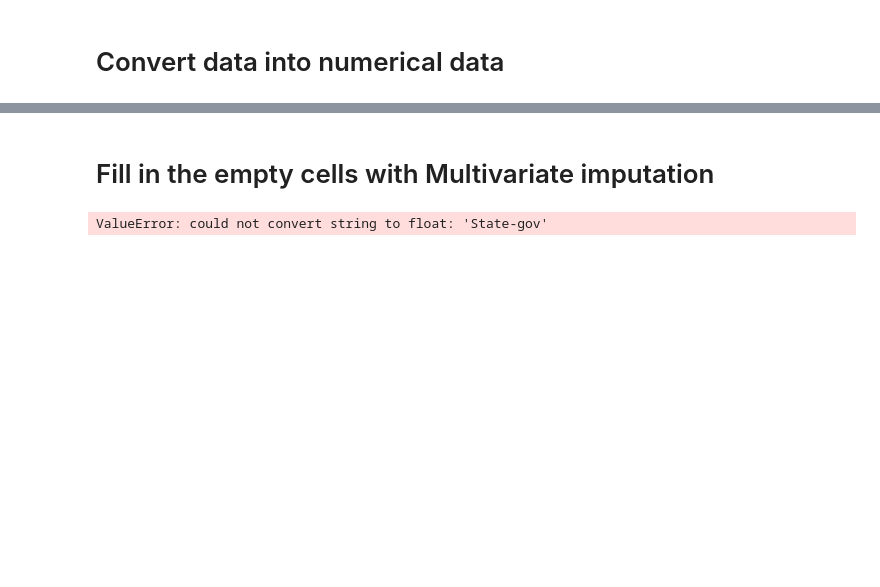
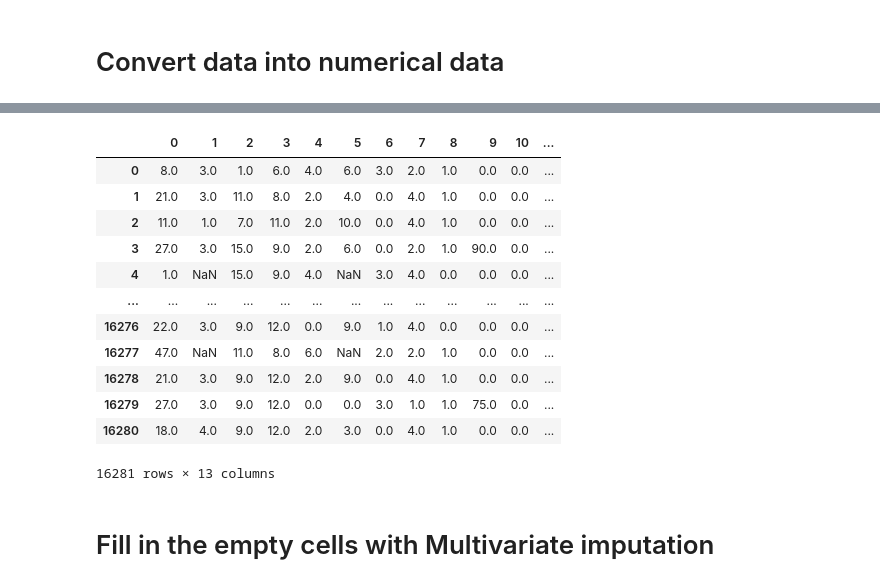
Before and after one commit to JohnChristianCastillo/Data_Mining, a Jupyter notebook: 01_classification.ipynb, the cells around one changed output, grey strips where cells are left out. Cells and saved outputs as stored; diff of their text form; code cells hidden in the pictures; blank space fills up the shorter version.

```diff
--- a/01_classification.ipynb
+++ b/01_classification.ipynb
@@ -85,3 +117,19 @@ Potential Customers:
+# %%
+pd.DataFrame(transformed_potential_customers)
+# %% [output]
+|  | 0 | 1 | 2 | 3 | 4 | 5 | 6 | 7 | 8 | 9 | 10 | ... |
+| 0 | 8.0 | 3.0 | 1.0 | 6.0 | 4.0 | 6.0 | 3.0 | 2.0 | 1.0 | 0.0 | 0.0 | ... |
+| 1 | 21.0 | 3.0 | 11.0 | 8.0 | 2.0 | 4.0 | 0.0 | 4.0 | 1.0 | 0.0 | 0.0 | ... |
+| 2 | 11.0 | 1.0 | 7.0 | 11.0 | 2.0 | 10.0 | 0.0 | 4.0 | 1.0 | 0.0 | 0.0 | ... |
+| 3 | 27.0 | 3.0 | 15.0 | 9.0 | 2.0 | 6.0 | 0.0 | 2.0 | 1.0 | 90.0 | 0.0 | ... |
+| 4 | 1.0 | NaN | 15.0 | 9.0 | 4.0 | NaN | 3.0 | 4.0 | 0.0 | 0.0 | 0.0 | ... |
+| ... | ... | ... | ... | ... | ... | ... | ... | ... | ... | ... | ... | ... |
+| 16276 | 22.0 | 3.0 | 9.0 | 12.0 | 0.0 | 9.0 | 1.0 | 4.0 | 0.0 | 0.0 | 0.0 | ... |
+| 16277 | 47.0 | NaN | 11.0 | 8.0 | 6.0 | NaN | 2.0 | 2.0 | 1.0 | 0.0 | 0.0 | ... |
+| 16278 | 21.0 | 3.0 | 9.0 | 12.0 | 2.0 | 9.0 | 0.0 | 4.0 | 1.0 | 0.0 | 0.0 | ... |
+| 16279 | 27.0 | 3.0 | 9.0 | 12.0 | 0.0 | 0.0 | 3.0 | 1.0 | 1.0 | 75.0 | 0.0 | ... |
+| 16280 | 18.0 | 4.0 | 9.0 | 12.0 | 2.0 | 3.0 | 0.0 | 4.0 | 1.0 | 0.0 | 0.0 | ... |
+16281 rows × 13 columns
 # %%
 # split into X and y,
 # where X is the feature matrix
@@ -99,9 +147,11 @@ import numpy as np
 from sklearn.experimental import enable_iterative_imputer
 from sklearn.impute import IterativeImputer
 imp = IterativeImputer(max_iter=10, random_state=0)
-imp.fit(existing_customers)
-IterativeImputer(random_state=0)
-existing_customers = pd.DataFrame(imp.transform(existing_customers), columns=column_names)
-potential_customers = pd.DataFrame(imp.transform(potential_customers), columns=column_names[:-1])
+imp.fit(transformed_existing_customers)
+transformed_existing_customers = pd.DataFrame(imp.transform(transformed_existing_customers), columns=column_names)
+
+imp.fit(transformed_existing_class)
+transformed_existing_class = pd.DataFrame(imp.transform(transformed_existing_class))
+
+imp.fit(transformed_potential_customers)
+transformed_potential_customers = pd.DataFrame(imp.transform(transformed_potential_customers), columns=column_names)
-# %% [output]
-ValueError: could not convert string to float: 'State-gov'
```
Also changed, not shown: parts of 26 cells of this notebook, 1 other file.
